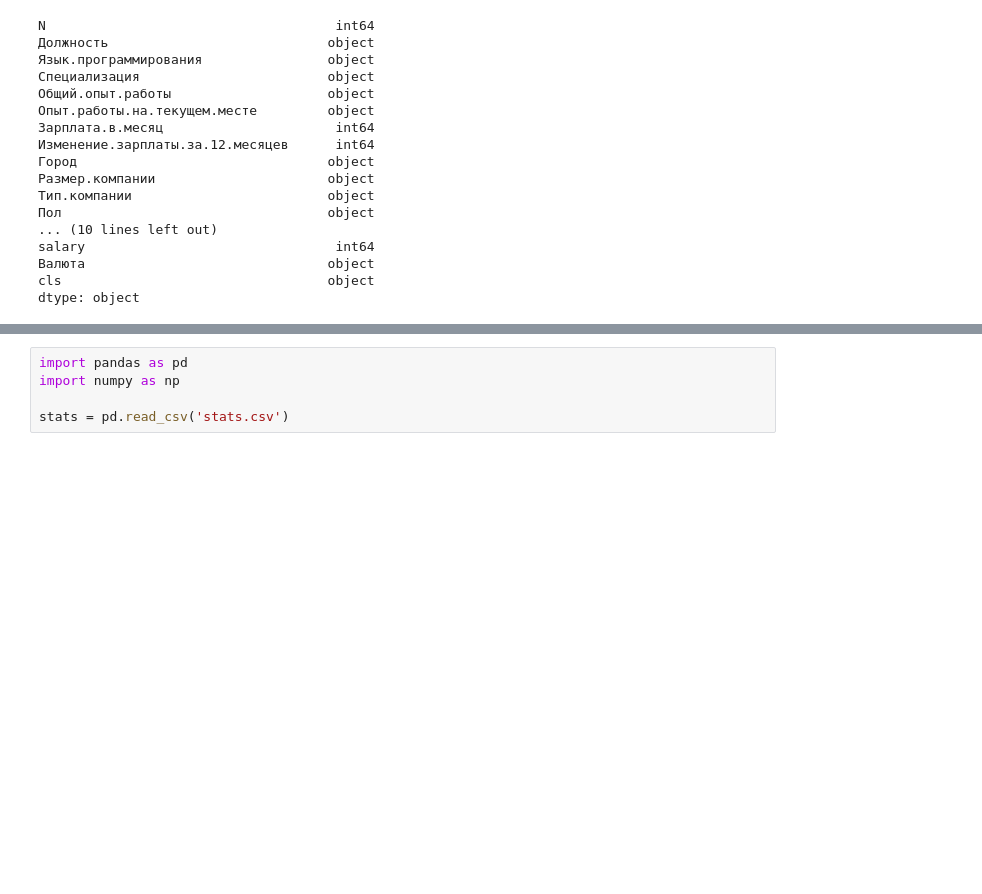
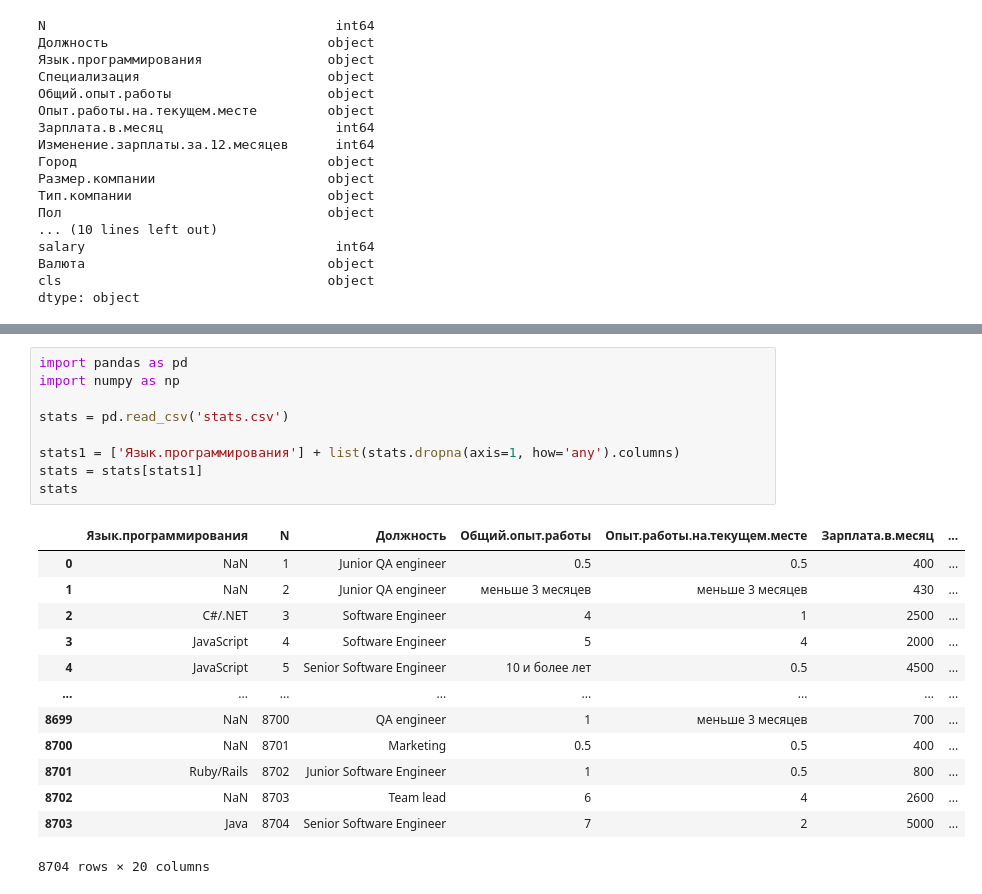
Before and after one commit to RomanTutskyi/Hw2, a Jupyter notebook: Hw2.2.ipynb, the cells around one changed output, grey strips where cells are left out. Drawn from its saved outputs; the diff is of its cells as text; blank space fills up the shorter version.

```diff
--- a/Hw2.2.ipynb
+++ b/Hw2.2.ipynb
@@ -116,5 +116,23 @@ dtype: int64
 # %%
 import pandas as pd
 import numpy as np
 
 stats = pd.read_csv('stats.csv')
+
+stats1 = ['Язык.программирования'] + list(stats.dropna(axis=1, how='any').columns)
+stats = stats[stats1]
+stats
+# %% [output]
+|  | Язык.программирования | N | Должность | Общий.опыт.работы | Опыт.работы.на.текущем.месте | Зарплата.в.месяц | ... |
+| 0 | NaN | 1 | Junior QA engineer | 0.5 | 0.5 | 400 | ... |
+| 1 | NaN | 2 | Junior QA engineer | меньше 3 месяцев | меньше 3 месяцев | 430 | ... |
+| 2 | C#/.NET | 3 | Software Engineer | 4 | 1 | 2500 | ... |
+| 3 | JavaScript | 4 | Software Engineer | 5 | 4 | 2000 | ... |
+| 4 | JavaScript | 5 | Senior Software Engineer | 10 и более лет | 0.5 | 4500 | ... |
+| ... | ... | ... | ... | ... | ... | ... | ... |
+| 8699 | NaN | 8700 | QA engineer | 1 | меньше 3 месяцев | 700 | ... |
+| 8700 | NaN | 8701 | Marketing | 0.5 | 0.5 | 400 | ... |
+| 8701 | Ruby/Rails | 8702 | Junior Software Engineer | 1 | 0.5 | 800 | ... |
+| 8702 | NaN | 8703 | Team lead | 6 | 4 | 2600 | ... |
+| 8703 | Java | 8704 | Senior Software Engineer | 7 | 2 | 5000 | ... |
+8704 rows × 20 columns
```
Also changed, not shown: parts of 2 cells of this notebook.
